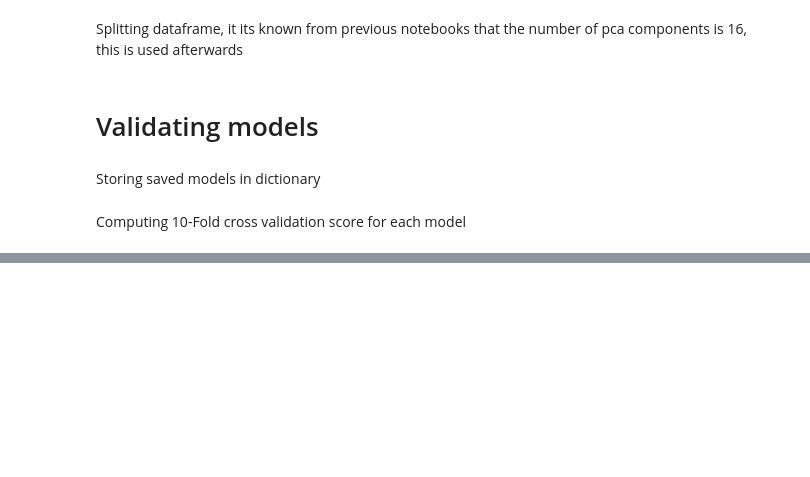
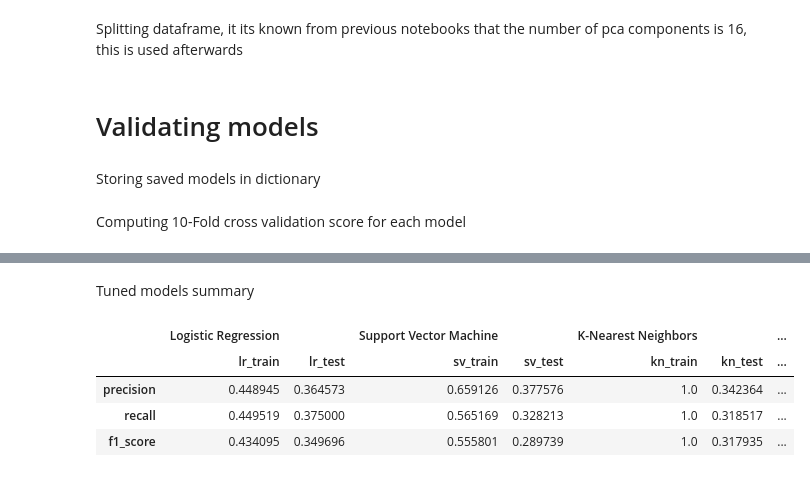
Before and after one commit to Brunoware/butterfly_images_classification, a Jupyter notebook: proyecto_1_clasificacion_validacion.ipynb, the cells around one changed output, grey strips where cells are left out. Cells and saved outputs as stored; diff of their text form; code cells hidden in the pictures; blank space fills up the shorter version.

Commit message:
done_with_model

```diff
--- a/proyecto_1_clasificacion_validacion.ipynb
+++ b/proyecto_1_clasificacion_validacion.ipynb
@@ -121,0 +179,29 @@ pd.DataFrame(cross_scores)
+# %% [markdown]
+Tuned models summary
+# %%
+names = {'dt': 'Decision Tree Classifier',
+        'sv': 'Support Vector Machine',
+        'lr': 'Logistic Regression',
+        'kn': 'K-Nearest Neighbors'}
+data_df = {}
+for estimator_name, metrics in cross_scores.items():
+    precision_train = metrics['train_precision_score'].mean()
+    precision_test =  metrics['test_precision_score'].mean()
+    recall_train = metrics['train_recall_score'].mean()
+    recall_test = metrics['test_recall_score'].mean()
+    f1_train = metrics['train_f1_score'].mean()
+    f1_test = metrics['test_f1_score'].mean()
+    data = {f'{estimator_name}_train': np.array([precision_train, recall_train, f1_train]),
+            f'{estimator_name}_test': np.array([precision_test, recall_test, f1_test])}
+    data = pd.DataFrame(data, index = ['precision', 'recall', 'f1_score'])
+    data.columns = pd.MultiIndex.from_tuples([(names[estimator_name], column) for column in data.columns])
+    data_df[estimator_name] = data
+
+summary = pd.concat([data_df['lr'], data_df['sv'], data_df['kn'], data_df['dt']], axis = 1)
+summary
+# %% [output]
+|  | Logistic Regression |  | Support Vector Machine |  | K-Nearest Neighbors |  | ... |
+|  | lr_train | lr_test | sv_train | sv_test | kn_train | kn_test | ... |
+| precision | 0.448945 | 0.364573 | 0.659126 | 0.377576 | 1.0 | 0.342364 | ... |
+| recall | 0.449519 | 0.375000 | 0.565169 | 0.328213 | 1.0 | 0.318517 | ... |
+| f1_score | 0.434095 | 0.349696 | 0.555801 | 0.289739 | 1.0 | 0.317935 | ... |
```
Also changed, not shown: parts of 2 cells of this notebook, 1 other file.
